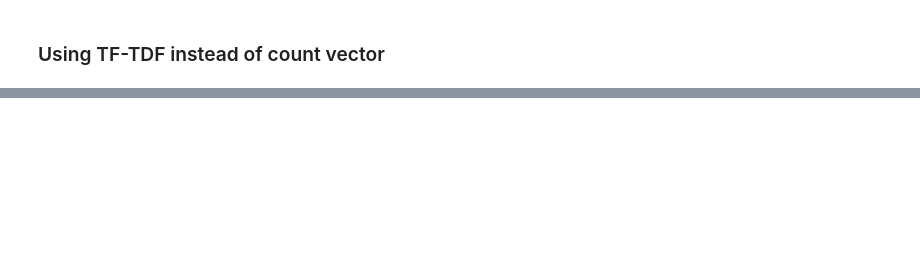
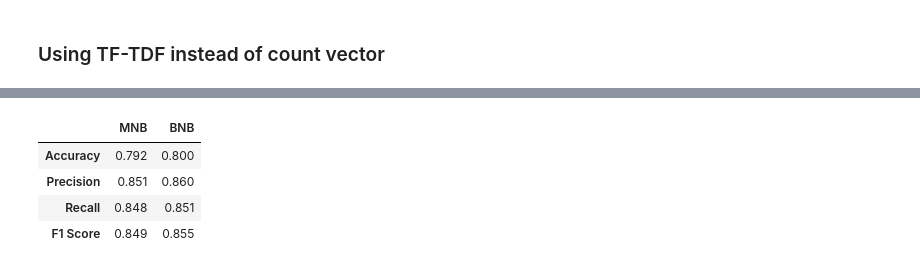
Before and after one commit to Madhurika1292/Medicines-and-Common-Treatment-Recommendation-System, a Jupyter notebook: Medicine_Recommendation_System_Model.ipynb, the cells around one changed output, grey strips where cells are left out. Drawn from its saved outputs; the diff is of its cells as text; code cells hidden in the pictures; blank space fills up the shorter version.

```diff
--- a/Medicine_Recommendation_System_Model.ipynb
+++ b/Medicine_Recommendation_System_Model.ipynb
@@ -321,2 +326,13 @@ Please also refer to the documentation for alternative solver options:
+# %%
+results_nb_tfidf = pd.DataFrame(list(zip(cm_mnb, cm_bnb)))
+results_nb_tfidf = results_nb_tfidf.set_index([['Accuracy', 'Precision', 'Recall', 'F1 Score']])
+results_nb_tfidf.columns = ['MNB', 'BNB']
+results_nb_tfidf
+# %% [output]
+|  | MNB | BNB |
+| Accuracy | 0.792 | 0.800 |
+| Precision | 0.851 | 0.860 |
+| Recall | 0.848 | 0.851 |
+| F1 Score | 0.849 | 0.855 |
 # %%
 Print
```
Also changed, not shown: parts of 14 cells of this notebook.
